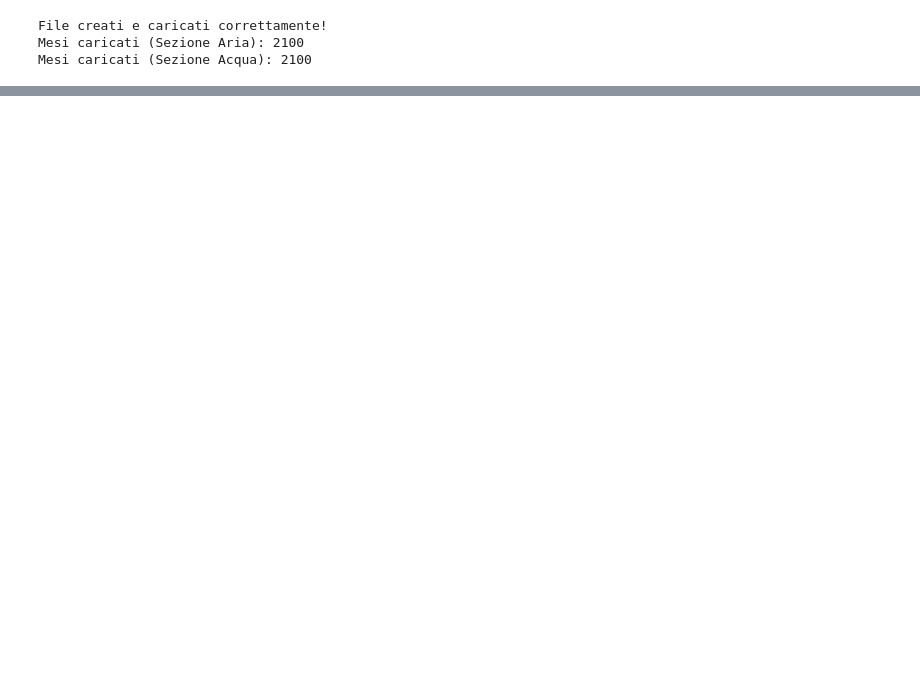
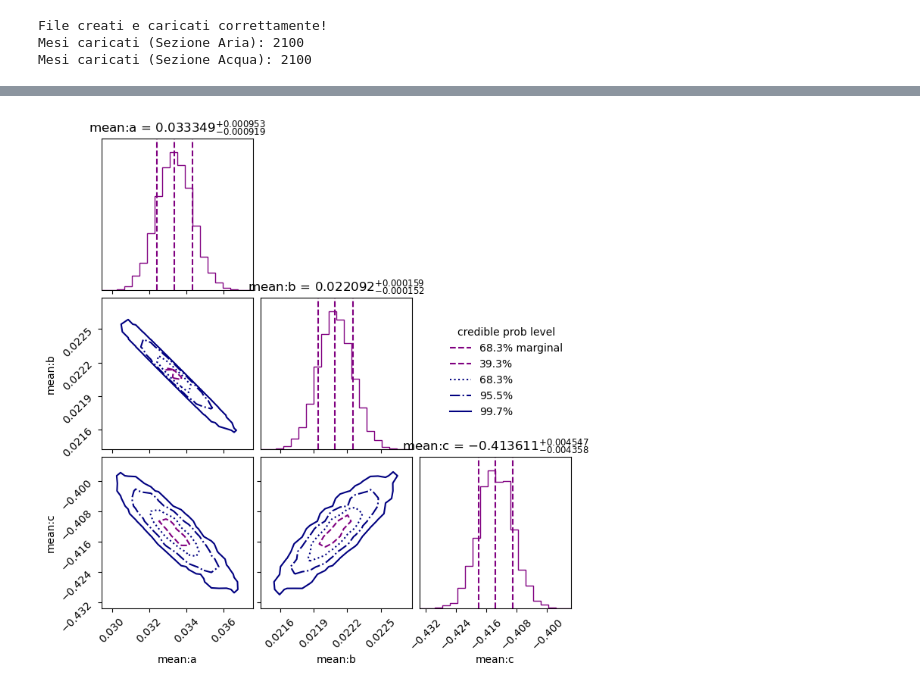
Before and after one commit to EnricoVianelli/GlobalWarming, a Jupyter notebook: global_warming.ipynb, the cells around one changed output, grey strips where cells are left out. Saved outputs shown, nothing was run; the diff lists cells and outputs as text; code cells hidden in the pictures; blank space fills up the shorter version.

```diff
--- a/global_warming.ipynb
+++ b/global_warming.ipynb
@@ -521,0 +631,25 @@ exponential     |     -1708.05 |     72512.22
+# %%
+class Exponential_Trend(Model):
+    parameter_names = ['a', 'b', 'c']
+
+    def get_value(self, t):
+        return self.a * np.exp(self.b * t) + self.c
+
+model = george.GP(mean=Exponential_Trend(a=0.3, b=0.2, c=-0.4))
+model.compute(x, yerr)
+
+def log_prior(cube):
+    params = cube.copy()
+    params[0] = cube[0] * 2.0
+    params[1] = cube[1] * 0.05
+    params[2] = cube[2] * 10 - 5
+    return params
+
+def log_l(p):
+    model.set_parameter_vector(p)
+    return model.log_likelihood(y, quiet=True)
+
+
+param_names = list(model.get_parameter_names())
+sampler_final = ReactiveNestedSampler(param_names, loglike=log_l, transform=log_prior)
+final_res = sampler_final.run(min_num_live_points=400, dKL=np.inf, min_ess=100)
@@ -521,0 +667,4 @@ exponential     |     -1708.05 |     72512.22
+# %%
+cornerplot(final_res, title_fmt='.6f');
+# %% [output]
+[figure, added]
```
Also changed, not shown: parts of 12 cells of this notebook.
